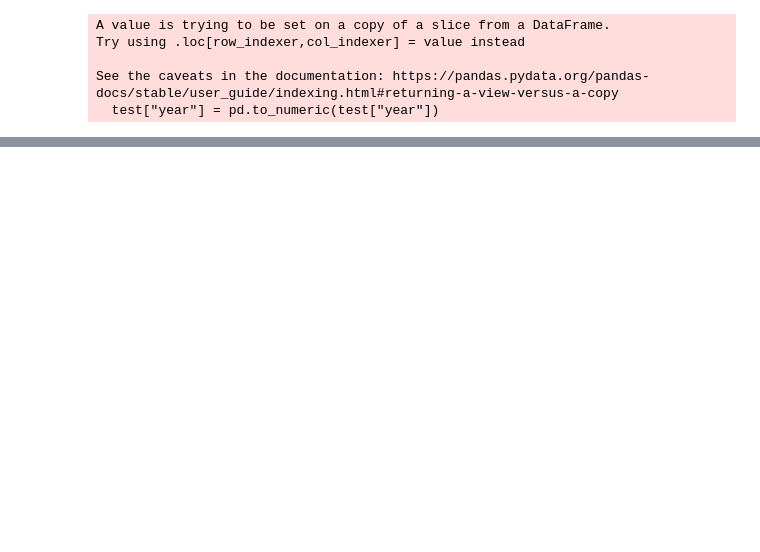
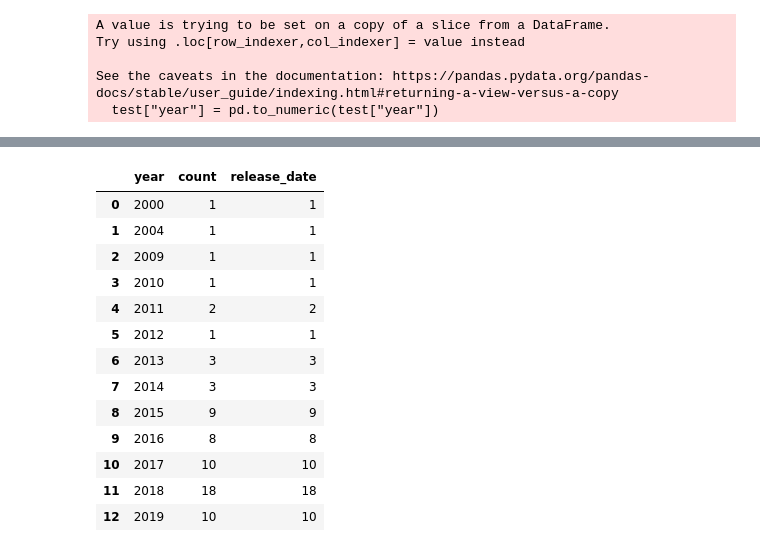
Before and after one commit to pyaepyaelily/videoGame, a Jupyter notebook: videoGame.ipynb, the cells around one changed output, grey strips where cells are left out. Saved outputs shown, nothing was run; the diff lists cells and outputs as text; code cells hidden in the pictures; blank space fills up the shorter version.

```diff
--- a/videoGame.ipynb
+++ b/videoGame.ipynb
@@ -260,0 +244,19 @@ test
+# %%
+grouped = grouped.rename(columns={'genre': 'count'})  # old method
+grouped['count'] = grouped['count'].astype(int)
+grouped
+# %% [output]
+|  | year | count | release_date |
+| 0 | 2000 | 1 | 1 |
+| 1 | 2004 | 1 | 1 |
+| 2 | 2009 | 1 | 1 |
+| 3 | 2010 | 1 | 1 |
+| 4 | 2011 | 2 | 2 |
+| 5 | 2012 | 1 | 1 |
+| 6 | 2013 | 3 | 3 |
+| 7 | 2014 | 3 | 3 |
+| 8 | 2015 | 9 | 9 |
+| 9 | 2016 | 8 | 8 |
+| 10 | 2017 | 10 | 10 |
+| 11 | 2018 | 18 | 18 |
+| 12 | 2019 | 10 | 10 |
```
Also changed, not shown: parts of 19 cells of this notebook.
